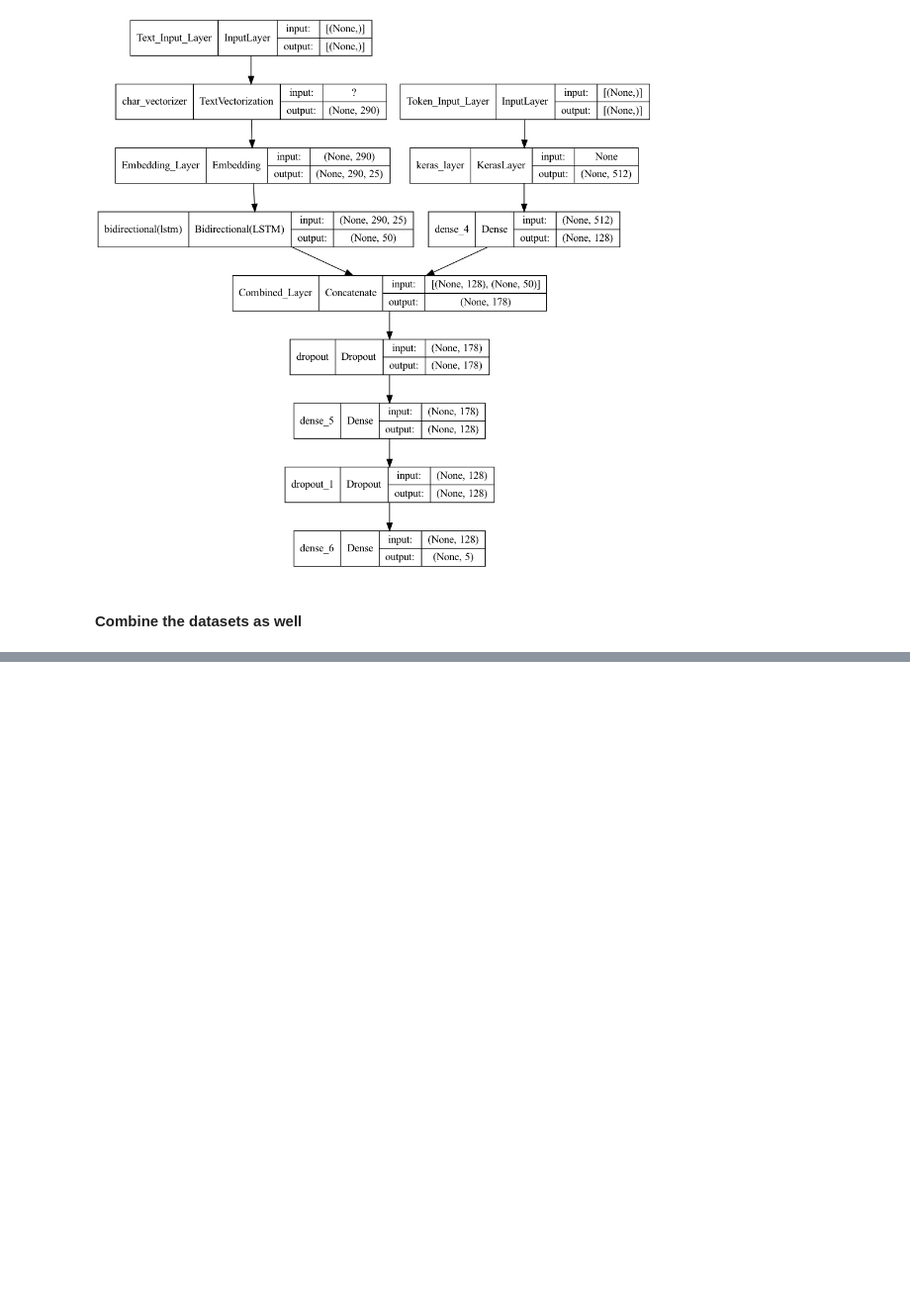
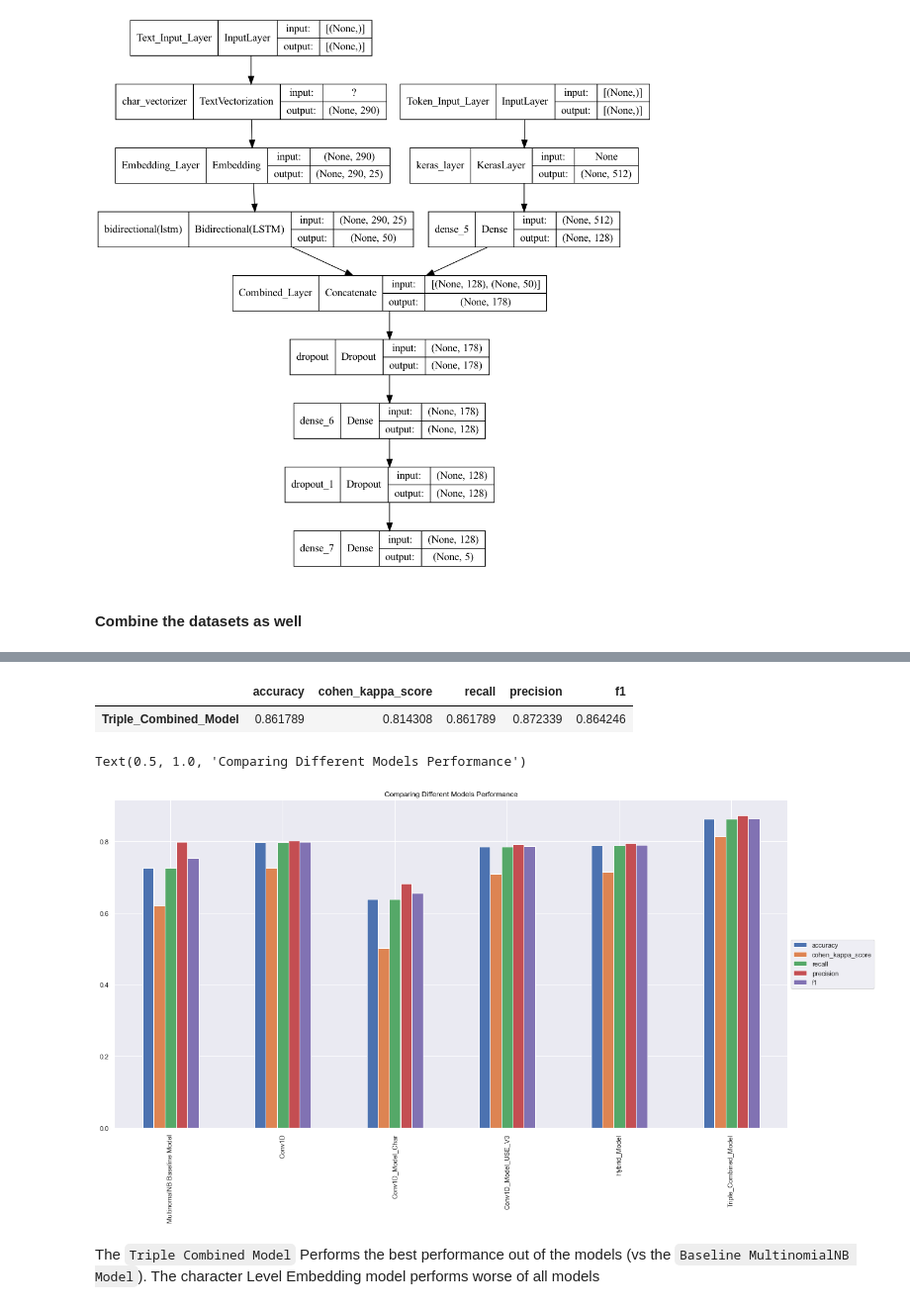
Before and after one commit to bhydemi/Document-Abstracted-Classifier-Project, a Jupyter notebook: Document_Abstract_AI_Classifier_Project.ipynb, the cells around one changed output, grey strips where cells are left out. Shown at 99% size. Saved outputs shown, nothing was run; the diff lists cells and outputs as text; code cells hidden in the pictures; blank space fills up the shorter version.

```diff
--- a/Document_Abstract_AI_Classifier_Project.ipynb
+++ b/Document_Abstract_AI_Classifier_Project.ipynb
@@ -626,0 +733,16 @@ performance_measure_classification(tf.argmax(combined_model.predict(tf_test_data
+# %%
+
+# training Data
+training_labels = ohe.transform(training_data['target'].to_numpy().reshape(-1,1))
+tf_dataset_tripled =  tf.data.Dataset.from_tensor_slices(((training_data['text'],training_data['text_char_level'], line_numbers_encoded_train, lines_encoded_train),   training_labels ))
+tf_dataset_tripled = tf_dataset_tripled.batch(32).prefetch(tf.data.AUTOTUNE) # prefetch and batch data for optimal performance
+
+# Validation Data
+validation_dataset_labels = ohe.transform(validation_dataset['target'].to_numpy().reshape(-1,1))
+tf_valid_tripled =  tf.data.Dataset.from_tensor_slices(((validation_dataset['text'],validation_dataset['text_char_level'], line_numbers_encoded_val,lines_encoded_val),   validation_dataset_labels))
+tf_valid_tripled = tf_valid_tripled.batch(32).prefetch(tf.data.AUTOTUNE) # prefetch and batch data for optimal performance
+
+# Test Data
+test_data_labels = ohe.transform(test_data['target'].to_numpy().reshape(-1,1))
+tf_test_data_tripled =  tf.data.Dataset.from_tensor_slices(((test_data['text'],test_data['text_char_level'], line_numbers_encoded_test,lines_encoded_test),  test_data_labels))
+tf_test_data_tripled = tf_test_data_tripled.batch(32).prefetch(tf.data.AUTOTUNE) # prefetch and batch data for optimal performance
@@ -626,0 +754,6 @@ performance_measure_classification(tf.argmax(combined_model.predict(tf_test_data
+# %%
+triple_combined_model.fit(tf_dataset_tripled,
+                            steps_per_epoch=len(tf_dataset_tripled)*0.15,
+                            validation_data=tf_valid_tripled,
+                            validation_steps=len(tf_valid_tripled)*0.15,
+                            epochs=3)
@@ -626,0 +776,3 @@ performance_measure_classification(tf.argmax(combined_model.predict(tf_test_data
+# %%
+
+Triple_Combined_Model = performance_measure_classification(tf.argmax(triple_combined_model.predict(tf_test_data_tripled), axis=1), y_test, 'Triple_Combined_Model' )
@@ -626,0 +808,16 @@ performance_measure_classification(tf.argmax(combined_model.predict(tf_test_data
+# %%
+Triple_Combined_Model
+# %% [output]
+|  | accuracy | cohen_kappa_score | recall | precision | f1 |
+| Triple_Combined_Model | 0.861789 | 0.814308 | 0.861789 | 0.872339 | 0.864246 |
+# %%
+performance_evalution = pd.concat([MultinomalNB_Baseline_Model,Conv1D, Conv1D_Model_Char, Conv1D_Model_USE_V3,Hybrid_Model, Triple_Combined_Model], axis=0)
+# %%
+ax = performance_evalution.plot(kind='bar',figsize=(20,10))
+ax.legend(loc='center left', bbox_to_anchor=(1.0, 0.5))
+ax.set_title("Comparing Different Models Performance",color='black')
+# %% [output]
+Text(0.5, 1.0, 'Comparing Different Models Performance')
+[figure, added]
+# %% [markdown]
+The `Triple Combined Model` Performs the best performance out of the models (vs the `Baseline MultinomialNB Model`). The character Level Embedding model performs worse of all models
```
Also changed, not shown: parts of 40 cells of this notebook.
